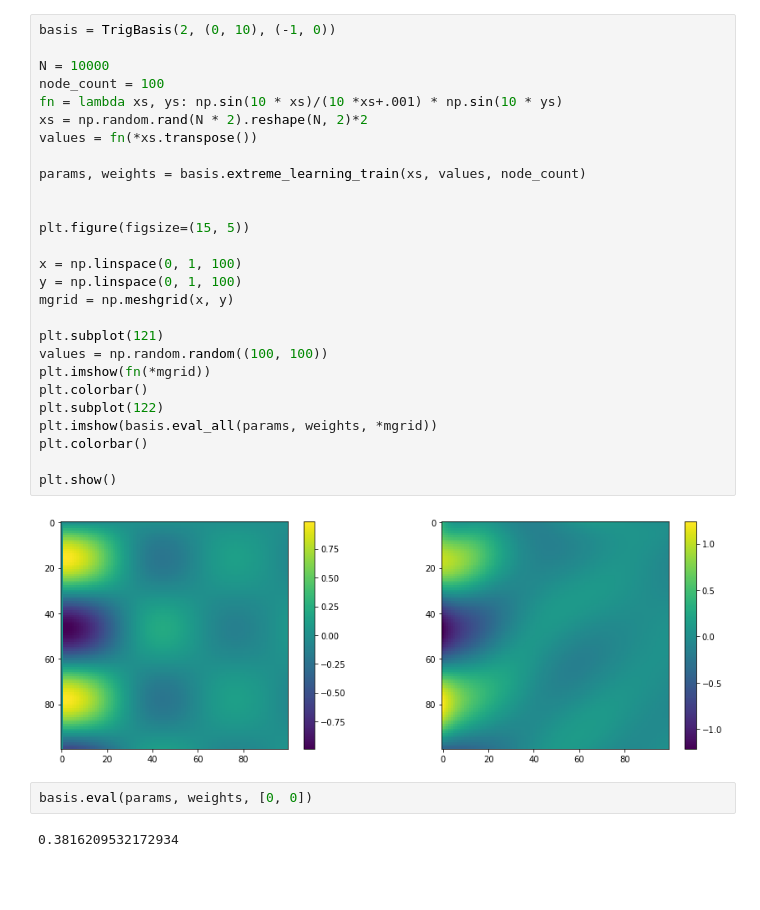
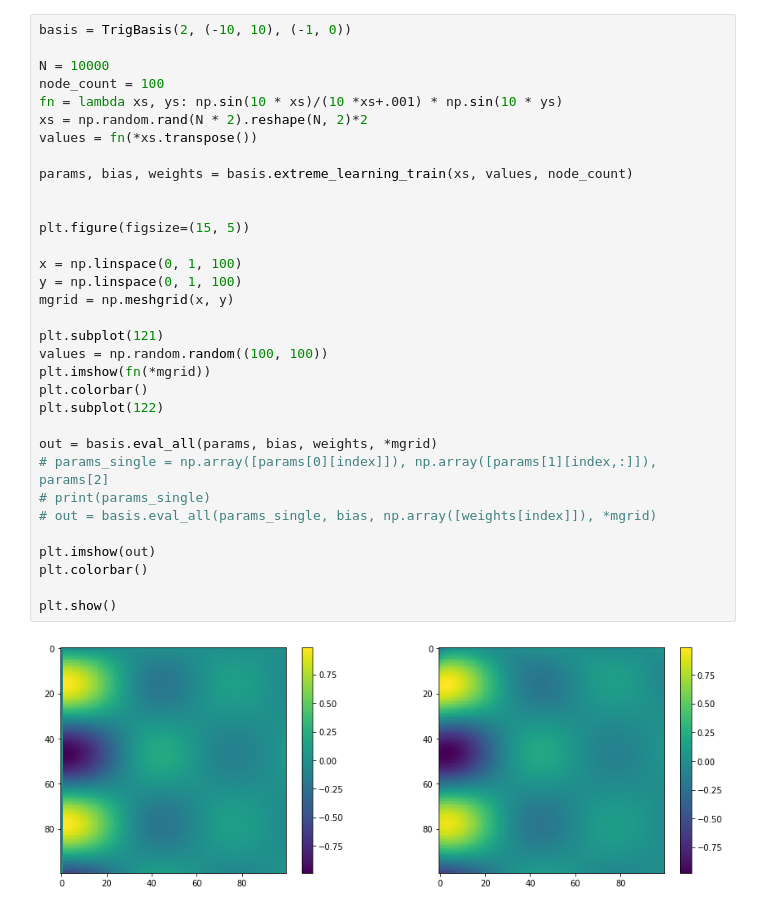
Before and after one commit to mathisgerdes/hep-monte-carlo, a Jupyter notebook: extreme_learning.ipynb, the cells around one changed output. Drawn from its saved outputs; the diff is of its cells as text; blank space fills up the shorter version.

```diff
--- a/extreme_learning.ipynb
+++ b/extreme_learning.ipynb
@@ -27,33 +30,35 @@ plt.show()
 # %%
-basis = TrigBasis(2, (0, 10), (-1, 0))
+basis = TrigBasis(2, (-10, 10), (-1, 0))
 
 N = 10000
 node_count = 100
 fn = lambda xs, ys: np.sin(10 * xs)/(10 *xs+.001) * np.sin(10 * ys)
 xs = np.random.rand(N * 2).reshape(N, 2)*2
 values = fn(*xs.transpose())
 
-params, weights = basis.extreme_learning_train(xs, values, node_count)
+params, bias, weights = basis.extreme_learning_train(xs, values, node_count)
 
 
 plt.figure(figsize=(15, 5))
 
 x = np.linspace(0, 1, 100)
 y = np.linspace(0, 1, 100)
 mgrid = np.meshgrid(x, y)
 
 plt.subplot(121)
 values = np.random.random((100, 100))
 plt.imshow(fn(*mgrid))
 plt.colorbar()
 plt.subplot(122)
-plt.imshow(basis.eval_all(params, weights, *mgrid))
+
+out = basis.eval_all(params, bias, weights, *mgrid)
+# params_single = np.array([params[0][index]]), np.array([params[1][index,:]]), params[2]
+# print(params_single)
+# out = basis.eval_all(params_single, bias, np.array([weights[index]]), *mgrid)
+
+plt.imshow(out)
 plt.colorbar()
 
 plt.show()
 # %% [output]
-[figure, old version]
+[figure, new version]
-# %%
-basis.eval(params, weights, [0, 0])
-# %% [output]
-0.3816209532172934
```
Also changed, not shown: parts of 8 cells of this notebook, 1 other file.
